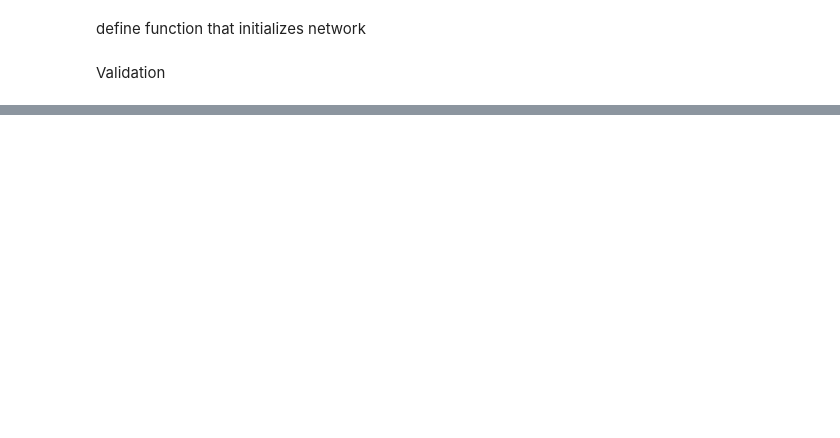
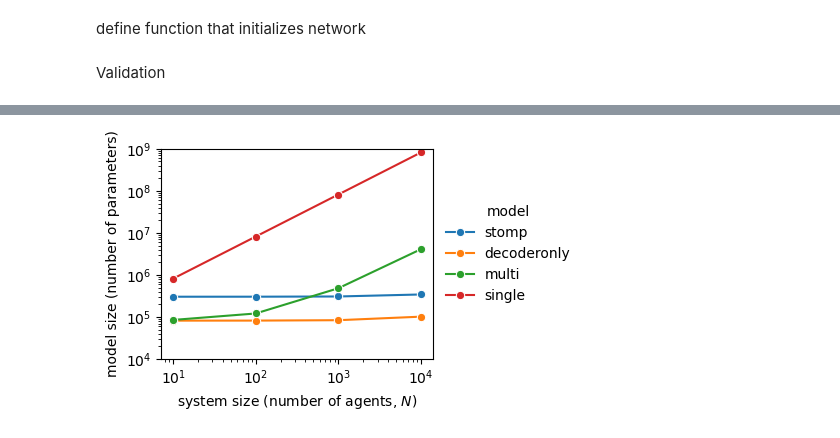
Before and after one commit to amimem/ToMM, a Jupyter notebook: notebooks/model_parameter_scaling.ipynb, the cells around one changed output, grey strips where cells are left out. Cells and saved outputs as stored; diff of their text form; code cells hidden in the pictures; blank space fills up the shorter version.

```diff
--- a/notebooks/model_parameter_scaling.ipynb
+++ b/notebooks/model_parameter_scaling.ipynb
@@ -256,0 +304,17 @@ df["relative_error"].hist(bins=100)
+# %%
+Nvec=[1e1,1e2,1e3,1e4]
+hidden_dim =200
+df=pd.DataFrame(columns=('model_name','P','N','width','Pactual'))
+for mit,model_name in enumerate(model_names):
+    train_config['model_name'] = model_name
+    train_config['hidden_dim'] = hidden_dim
+    Wvec=[]
+    for N in Nvec:
+        data_config['N']=N
+        net=get_untrained_net(train_config,data_config,hidden_dim,model_name)
+        P_actual = count_parameters(net)
+        df=df.append({
+                        'model_name':model_name,
+                        'N':N,
+                        'Pactual':P_actual
+                    },ignore_index=True)
@@ -256,0 +358,24 @@ df["relative_error"].hist(bins=100)
+# %%
+fig,ax=pl.subplots(1,1,figsize=(5,3))
+
+for mit,model_name in enumerate(model_names):
+#     ,label="{:.2e}".format(num_paras)
+    sns.lineplot(data=df.loc[df['model_name']==model_name],
+                    ax=ax,
+                    x='N',
+                    y='Pactual',
+                    marker='o',
+#                     legend=False if mit<3 else True
+                 label=model_name
+                )
+    ax.set_xlabel(r'system size (number of agents, $N$)')
+    ax.set_yscale('log')
+    ax.set_xscale('log')
+    ax.set_ylim(1e4,1e9)
+# ax[1].plot(np.logspace(1,4,10),10*np.logspace(1,4,10)[::-1]**(1/2))
+ax.set_ylabel('model size (number of parameters)')
+# h, l = ax[3].get_legend_handles_labels()
+ax.legend(frameon=False,title=r'model',loc='center left', bbox_to_anchor=(1, 0.5))
+fig.tight_layout()
+# %% [output]
+[figure, added]
```
Also changed, not shown: parts of 15 cells of this notebook.
